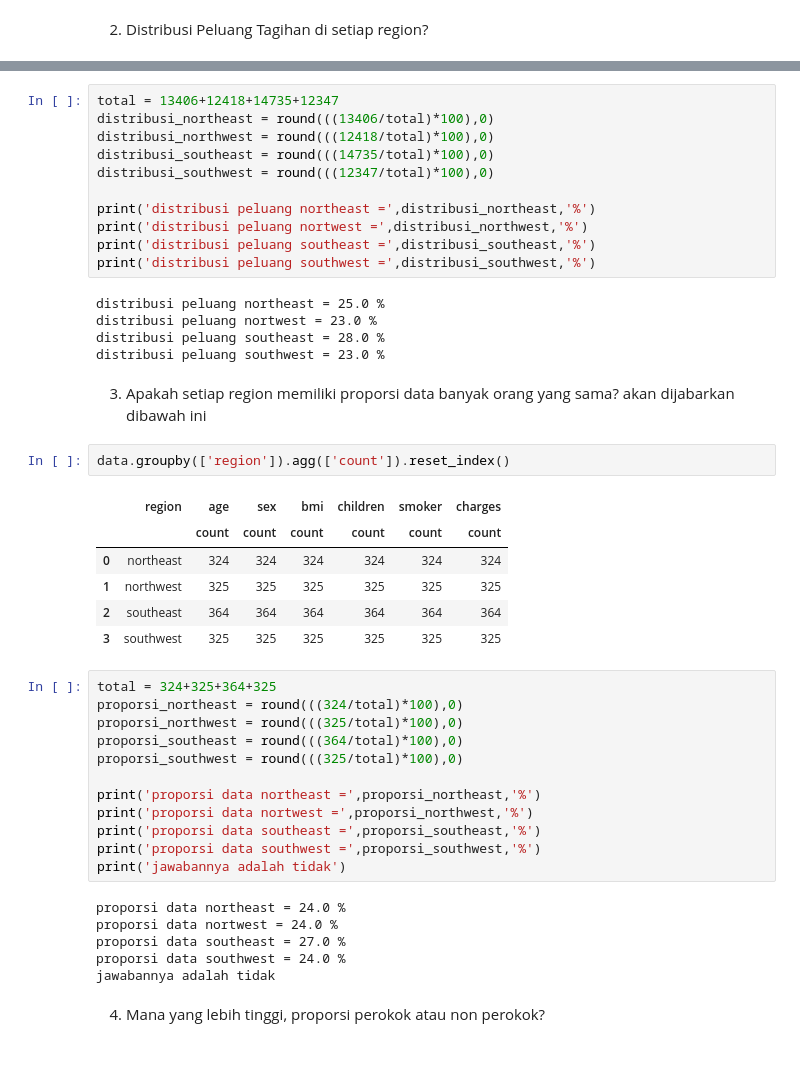
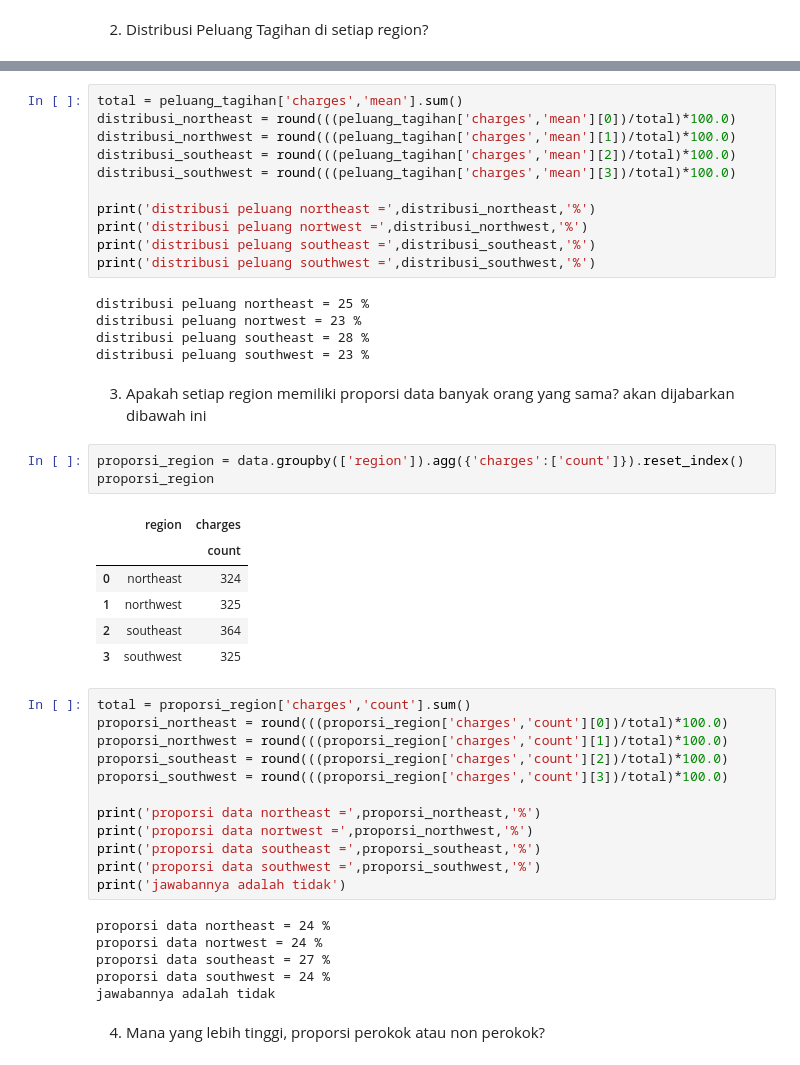
Before and after one commit to akbarnugrohor/probability, a Jupyter notebook: Project - Probability in Insurance.ipynb, the cells around one changed output, grey strips where cells are left out. Saved outputs shown, nothing was run; the diff lists cells and outputs as text.

```diff
--- a/Project - Probability in Insurance.ipynb
+++ b/Project - Probability in Insurance.ipynb
@@ -115,38 +141,39 @@ data.groupby(['region']).agg({'charges':['mean']}).round()
 | southeast | 14735.0 |
 | southwest | 12347.0 |
 # %%
-total = 13406+12418+14735+12347
-distribusi_northeast = round(((13406/total)*100),0)
-distribusi_northwest = round(((12418/total)*100),0)
-distribusi_southeast = round(((14735/total)*100),0)
-distribusi_southwest = round(((12347/total)*100),0)
+total = peluang_tagihan['charges','mean'].sum()
+distribusi_northeast = round(((peluang_tagihan['charges','mean'][0])/total)*100.0)
+distribusi_northwest = round(((peluang_tagihan['charges','mean'][1])/total)*100.0)
+distribusi_southeast = round(((peluang_tagihan['charges','mean'][2])/total)*100.0)
+distribusi_southwest = round(((peluang_tagihan['charges','mean'][3])/total)*100.0)
 
 print('distribusi peluang northeast =',distribusi_northeast,'%')
 print('distribusi peluang nortwest =',distribusi_northwest,'%')
 print('distribusi peluang southeast =',distribusi_southeast,'%')
 print('distribusi peluang southwest =',distribusi_southwest,'%')
 # %% [output]
-distribusi peluang northeast = 25.0 %
-distribusi peluang nortwest = 23.0 %
-distribusi peluang southeast = 28.0 %
-distribusi peluang southwest = 23.0 %
+distribusi peluang northeast = 25 %
+distribusi peluang nortwest = 23 %
+distribusi peluang southeast = 28 %
+distribusi peluang southwest = 23 %
 # %% [markdown]
 3. Apakah setiap region memiliki proporsi data banyak orang yang sama? akan dijabarkan dibawah ini
 # %%
-data.groupby(['region']).agg(['count']).reset_index()
+proporsi_region = data.groupby(['region']).agg({'charges':['count']}).reset_index()
+proporsi_region
 # %% [output]
-|  | region | age | sex | bmi | children | smoker | charges |
-|  |  | count | count | count | count | count | count |
-| 0 | northeast | 324 | 324 | 324 | 324 | 324 | 324 |
-| 1 | northwest | 325 | 325 | 325 | 325 | 325 | 325 |
-| 2 | southeast | 364 | 364 | 364 | 364 | 364 | 364 |
-| 3 | southwest | 325 | 325 | 325 | 325 | 325 | 325 |
+|  | region | charges |
+|  |  | count |
+| 0 | northeast | 324 |
+| 1 | northwest | 325 |
+| 2 | southeast | 364 |
+| 3 | southwest | 325 |
 # %%
-total = 324+325+364+325
-proporsi_northeast = round(((324/total)*100),0)
-proporsi_northwest = round(((325/total)*100),0)
-proporsi_southeast = round(((364/total)*100),0)
-proporsi_southwest = round(((325/total)*100),0)
+total = proporsi_region['charges','count'].sum()
+proporsi_northeast = round(((proporsi_region['charges','count'][0])/total)*100.0)
+proporsi_northwest = round(((proporsi_region['charges','count'][1])/total)*100.0)
+proporsi_southeast = round(((proporsi_region['charges','count'][2])/total)*100.0)
+proporsi_southwest = round(((proporsi_region['charges','count'][3])/total)*100.0)
 
 print('proporsi data northeast =',proporsi_northeast,'%')
 print('proporsi data nortwest =',proporsi_northwest,'%')
@@ -154,10 +181,10 @@ print('proporsi data southeast =',proporsi_southeast,'%')
 print('proporsi data southwest =',proporsi_southwest,'%')
 print('jawabannya adalah tidak')
 # %% [output]
-proporsi data northeast = 24.0 %
-proporsi data nortwest = 24.0 %
-proporsi data southeast = 27.0 %
-proporsi data southwest = 24.0 %
+proporsi data northeast = 24 %
+proporsi data nortwest = 24 %
+proporsi data southeast = 27 %
+proporsi data southwest = 24 %
 jawabannya adalah tidak
 # %% [markdown]
 4. Mana yang lebih tinggi, proporsi perokok atau non perokok?
```
Also changed, not shown: parts of 50 cells of this notebook.
